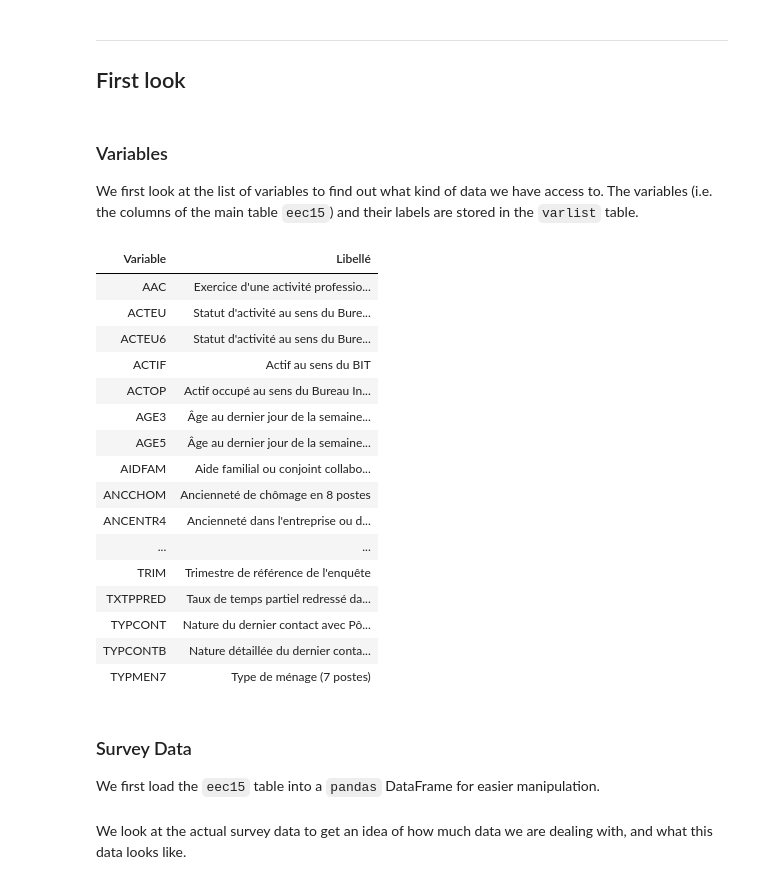
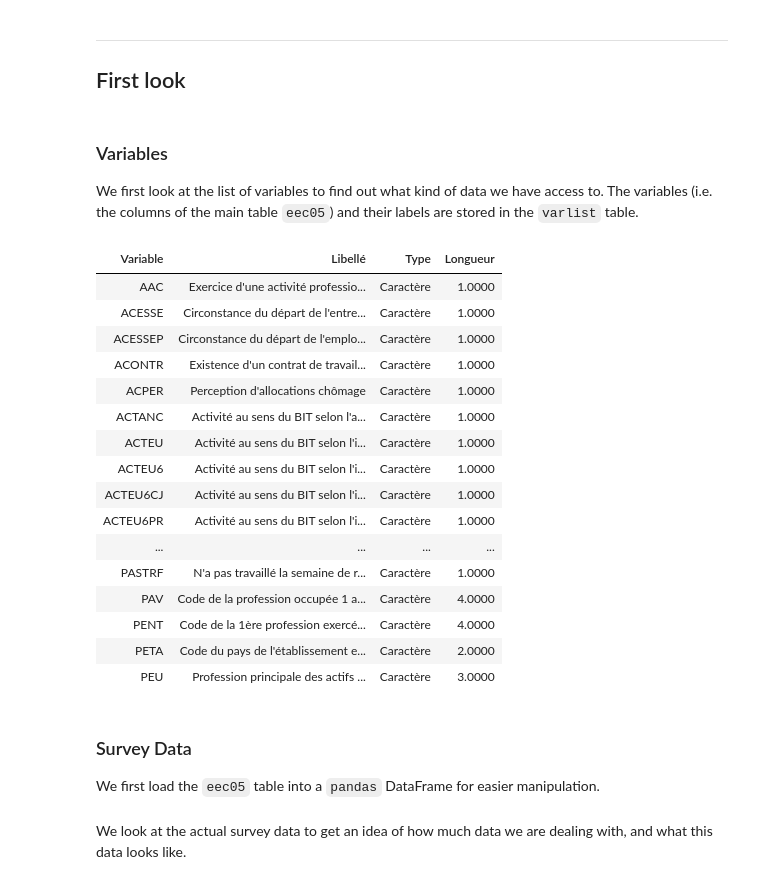
Before and after one commit to ncocacola/econml, a Jupyter notebook: python/eec05/01_experimental_setup.ipynb, the cells around one changed output. Saved outputs shown, nothing was run; the diff lists cells and outputs as text; code cells hidden in the pictures.

```diff
--- a/python/eec05/01_experimental_setup.ipynb
+++ b/python/eec05/01_experimental_setup.ipynb
@@ -53,7 +67,7 @@ def HTMLIter(iter_):
 
 The resulting SQLite database weighs about 89MB, which is too large for GitHub (our version control repository), so we compressed the database and decompress it on-the-fly before each experiment.
 # %%
-zip_filename = "../../data/ee-insee-2015-sqlite.zip"
+zip_filename = "../../data/ee-insee-2005-sqlite.zip"
 eedb = zip_filename.replace("-sqlite.zip", ".sqlite")
 
 if not os.path.exists(eedb):
@@ -64,34 +78,34 @@ if not os.path.exists(eedb):
 ## First look
 # %% [markdown]
 ### Variables
-We first look at the list of variables to find out what kind of data we have access to. The variables (i.e. the columns of the main table `eec15`) and their labels are stored in the `varlist` table.
+We first look at the list of variables to find out what kind of data we have access to. The variables (i.e. the columns of the main table `eec05`) and their labels are stored in the `varlist` table.
 # %%
 with sqlite3.connect(eedb) as con:
     query = "SELECT * FROM varlist"
     df = pd.read_sql_query(query, con)
 
-df.columns = ["Variable", "Libellé"]
+df.columns = ["Variable", "Libellé", "Type", "Longueur"]
 HTML(df.to_html(index=False))
 # %% [output]
-| Variable | Libellé |
-| AAC | Exercice d'une activité professio... |
-| ACTEU | Statut d'activité au sens du Bure... |
-| ACTEU6 | Statut d'activité au sens du Bure... |
-| ACTIF | Actif au sens du BIT |
-| ACTOP | Actif occupé au sens du Bureau In... |
-| AGE3 | Âge au dernier jour de la semaine... |
-| AGE5 | Âge au dernier jour de la semaine... |
-| AIDFAM | Aide familial ou conjoint collabo... |
-| ANCCHOM | Ancienneté de chômage en 8 postes |
-| ANCENTR4 | Ancienneté dans l'entreprise ou d... |
-| ... | ... |
-| TRIM | Trimestre de référence de l'enquête |
-| TXTPPRED | Taux de temps partiel redressé da... |
-| TYPCONT | Nature du dernier contact avec Pô... |
-| TYPCONTB | Nature détaillée du dernier conta... |
-| TYPMEN7 | Type de ménage (7 postes) |
+| Variable | Libellé | Type | Longueur |
+| AAC | Exercice d'une activité professio... | Caractère | 1.0000 |
+| ACESSE | Circonstance du départ de l'entre... | Caractère | 1.0000 |
+| ACESSEP | Circonstance du départ de l'emplo... | Caractère | 1.0000 |
+| ACONTR | Existence d'un contrat de travail... | Caractère | 1.0000 |
+| ACPER | Perception d'allocations chômage | Caractère | 1.0000 |
+| ACTANC | Activité au sens du BIT selon l'a... | Caractère | 1.0000 |
+| ACTEU | Activité au sens du BIT selon l'i... | Caractère | 1.0000 |
+| ACTEU6 | Activité au sens du BIT selon l'i... | Caractère | 1.0000 |
+| ACTEU6CJ | Activité au sens du BIT selon l'i... | Caractère | 1.0000 |
+| ACTEU6PR | Activité au sens du BIT selon l'i... | Caractère | 1.0000 |
+| ... | ... | ... | ... |
+| PASTRF | N'a pas travaillé la semaine de r... | Caractère | 1.0000 |
+| PAV | Code de la profession occupée 1 a... | Caractère | 4.0000 |
+| PENT | Code de la 1ère profession exercé... | Caractère | 4.0000 |
+| PETA | Code du pays de l'établissement e... | Caractère | 2.0000 |
+| PEU | Profession principale des actifs ... | Caractère | 3.0000 |
 # %% [markdown]
 ### Survey Data
-We first load the `eec15` table into a `pandas` DataFrame for easier manipulation.
+We first load the `eec05` table into a `pandas` DataFrame for easier manipulation.
 # %%
 with sqlite3.connect(eedb) as con:
```
Also changed, not shown: parts of 19 cells of this notebook.
